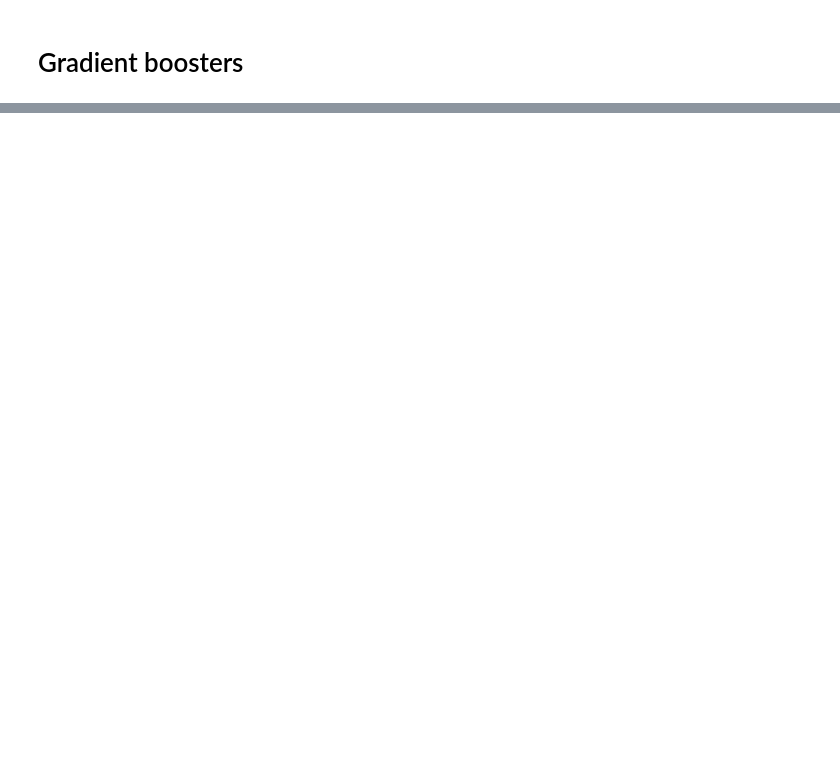
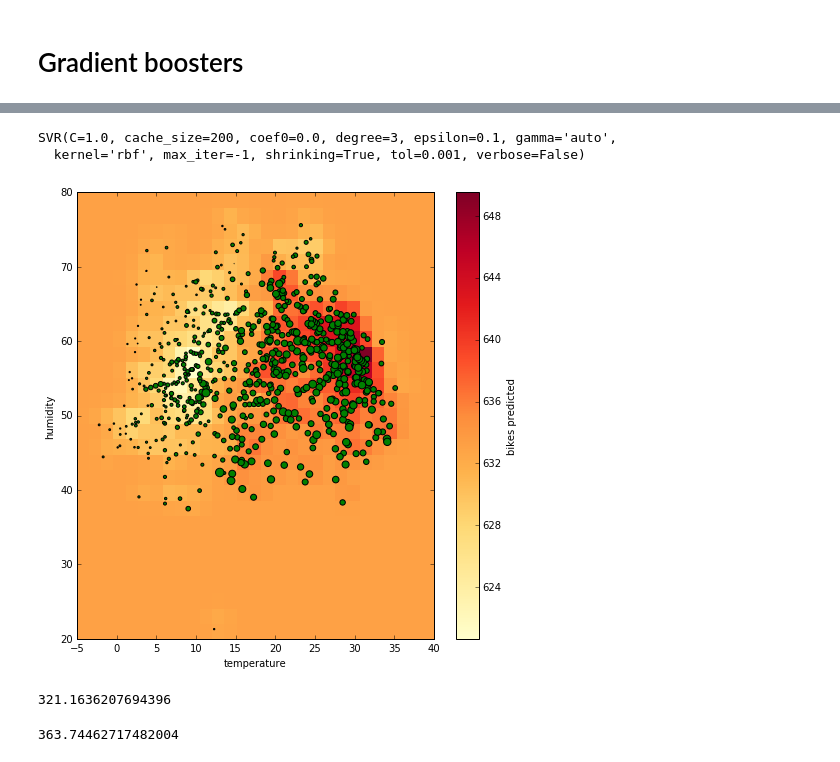
Before and after one commit to dtamayo/MachineLearning, a Jupyter notebook: Day3/Intro-to-regression-ML.ipynb, the cells around one changed output, grey strips where cells are left out. Drawn from its saved outputs; the diff is of its cells as text; code cells hidden in the pictures; blank space fills up the shorter version.

```diff
--- a/Day3/Intro-to-regression-ML.ipynb
+++ b/Day3/Intro-to-regression-ML.ipynb
@@ -338,0 +345,56 @@ scores.mean()
+# %%
+import pandas as pd
+from sklearn.svm import SVR
+import numpy as np
+
+from matplotlib import pyplot as plt
+%matplotlib inline
+
+bikes = pd.read_csv('data/bikes.csv')
+regressor = SVR()
+regressor.fit(bikes[['temperature', 'humidity']], bikes['count'])
+# %% [output]
+SVR(C=1.0, cache_size=200, coef0=0.0, degree=3, epsilon=0.1, gamma='auto',
+  kernel='rbf', max_iter=-1, shrinking=True, tol=0.001, verbose=False)
+# %%
+nx = 30
+ny = 30
+# creating a grid of points
+x_temperature = np.linspace(-5, 40, nx)
+y_humidity = np.linspace(20, 80, ny)
+xx, yy = np.meshgrid(x_temperature, y_humidity)
+# evaluating the regresson on all the points
+z_bikes = regressor.predict(np.array([xx.flatten(), yy.flatten()]).T)
+zz = np.reshape(z_bikes, (nx, ny))
+
+
+fig = plt.figure(figsize=(8, 8))
+# plotting the predictions
+plt.pcolormesh(x_temperature, y_humidity, zz, cmap=plt.cm.YlOrRd)
+plt.colorbar(label='bikes predicted') # add a colorbar on the right
+# plotting also the observations
+plt.scatter(bikes['temperature'], bikes['humidity'], s=bikes['count']/25.0, c='g')
+# setting the limit for each axis
+plt.xlim(np.min(x_temperature), np.max(x_temperature))
+plt.ylim(np.min(y_humidity), np.max(y_humidity))
+plt.xlabel('temperature')
+plt.ylabel('humidity')
+plt.show()
+
+plt.show()
+# %% [output]
+[figure, added]
+# %%
+from sklearn.metrics import mean_absolute_error
+mean_absolute_error(bikes['count'], regressor.predict(bikes[['temperature','humidity']]))
+# %% [output]
+321.1636207694396
+# %%
+from sklearn.cross_validation import cross_val_score
+scores = -cross_val_score(regressor, bikes[['temperature', 'humidity']],
+                          bikes['count'], scoring='mean_absolute_error', cv=10)
+
+
+scores.mean()
+# %% [output]
+363.74462717482004
```
Also changed, not shown: parts of 10 cells of this notebook.
